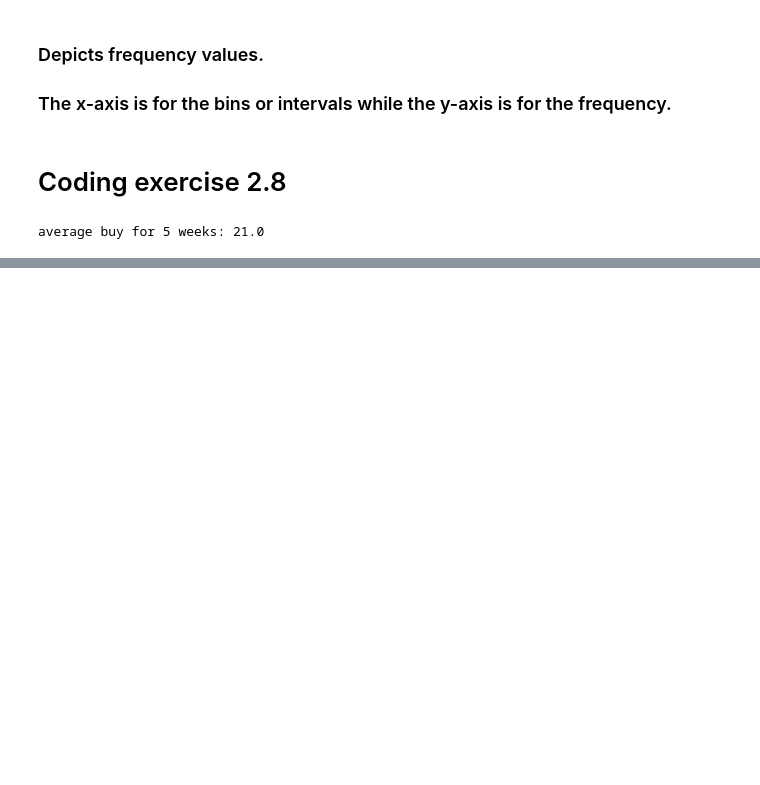
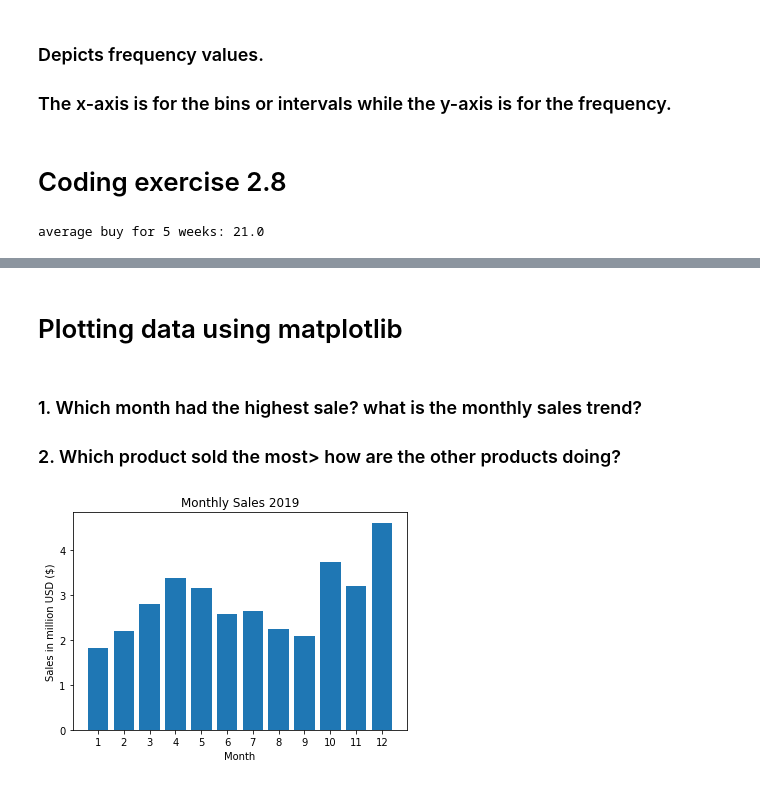
Before and after one commit to romwil22/python-course-dict, a Jupyter notebook: visualize data with python/python_data_visualization.ipynb, the cells around one changed output, grey strips where cells are left out. Saved outputs shown, nothing was run; the diff lists cells and outputs as text; code cells hidden in the pictures; blank space fills up the shorter version.

Commit message:
add code and coding exercise in data visualization

```diff
--- a/visualize data with python/python_data_visualization.ipynb
+++ b/visualize data with python/python_data_visualization.ipynb
@@ -64,0 +194,3 @@ average buy for 5 weeks: 21.0
+# %%
+sales = sales[sales["Month"] != "Or"]
+sales.head(10)
@@ -64,0 +209,3 @@ average buy for 5 weeks: 21.0
+# %%
+sales["Month"] = sales["Month"].astype("int32")
+sales.info()
@@ -64,0 +229,5 @@ average buy for 5 weeks: 21.0
+# %%
+sales["Quantity Ordered"] = pd.to_numeric(sales["Quantity Ordered"])
+sales["Price Each"] = pd.to_numeric(sales["Price Each"])
+sales.info()
+sales.head(10)
@@ -64,0 +262,3 @@ average buy for 5 weeks: 21.0
+# %%
+sales["Sales"] = sales["Quantity Ordered"] * sales["Price Each"]
+sales.head(10)
@@ -64,0 +358,19 @@ average buy for 5 weeks: 21.0
+# %% [markdown]
+# Plotting data using matplotlib
+# %% [markdown]
+### 1. Which month had the highest sale? what is the monthly sales trend?
+### 2. Which product sold the most> how are the other products doing?
+# %%
+# answer Q1
+months = range(1,13)
+monthSale = sales.groupby(["Month"]).sum()["Sales"]/1000000
+
+plt.bar(months,monthSale)
+plt.title("Monthly Sales 2019")
+plt.xlabel("Month")
+plt.ylabel("Sales in million USD ($)")
+plt.xticks(months)
+
+plt.show()
+# %% [output]
+[figure, added]
```
Also changed, not shown: parts of 36 cells of this notebook, 2 other files.
